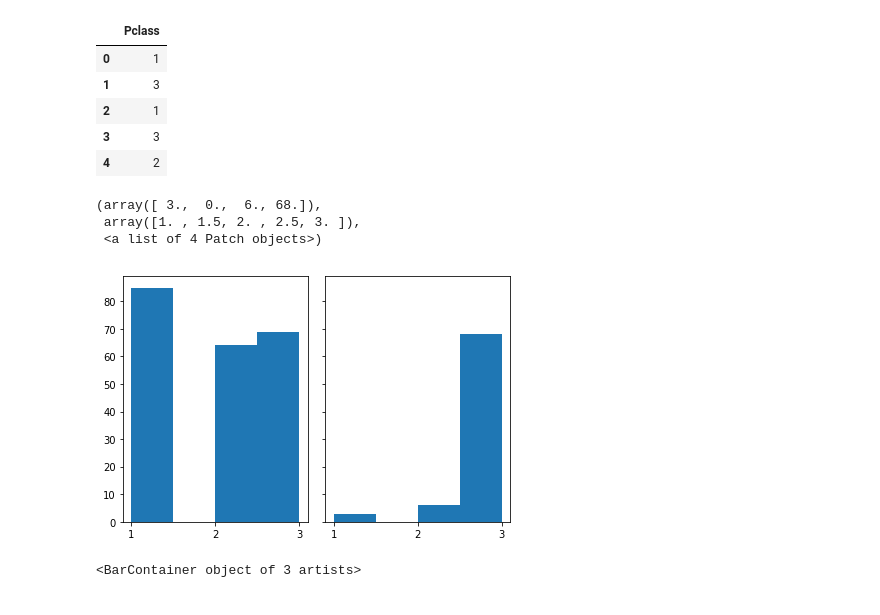
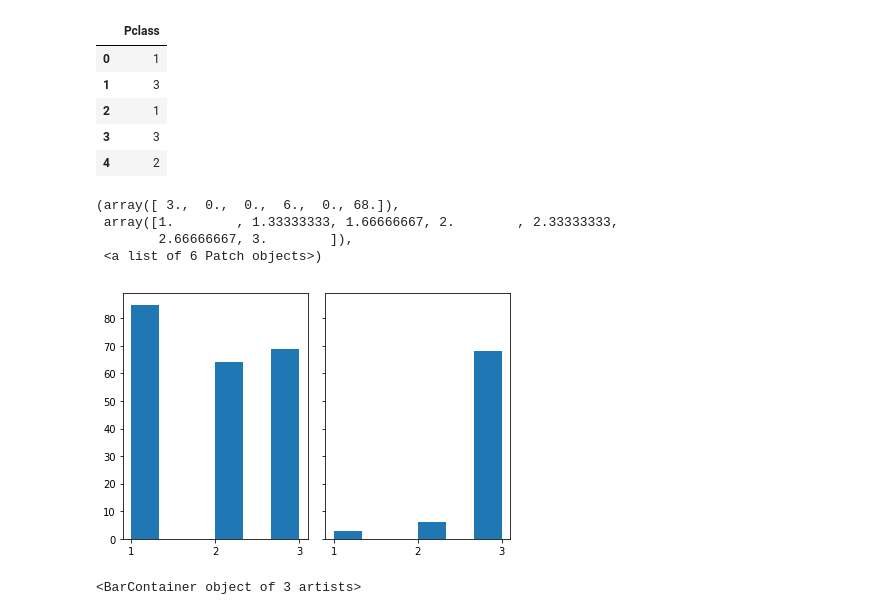
Before and after one commit to Pballer/dsc-using-sql-with-pandas-lab-dc-ds-071519, a Jupyter notebook: index.ipynb, the cells around one changed output. Drawn from its saved outputs; the diff is of its cells as text; code cells hidden in the pictures.

```diff
--- a/index.ipynb
+++ b/index.ipynb
@@ -322,13 +322,14 @@ survived_females_by_pclass_df.head()
 # %%
 fig, axs = plt.subplots(1, 2, sharey=True, sharex=True, tight_layout=True)
 plt.xticks(range(1,4))
-axs[0].hist('Pclass', data=survived_females_by_pclass_df, bins=4, lw=0.5)
-axs[1].hist('Pclass', data=died_females_by_pclass_df, lw=0.5, bins=4)
+axs[0].hist('Pclass', data=survived_females_by_pclass_df, bins=6)
+axs[1].hist('Pclass', data=died_females_by_pclass_df, bins=6)
 # %% [output]
-(array([ 3.,  0.,  6., 68.]),
- array([1. , 1.5, 2. , 2.5, 3. ]),
- <a list of 4 Patch objects>)
+(array([ 3.,  0.,  0.,  6.,  0., 68.]),
+ array([1.        , 1.33333333, 1.66666667, 2.        , 2.33333333,
+        2.66666667, 3.        ]),
+ <a list of 6 Patch objects>)
-[figure, old version]
+[figure, new version]
 # %%
 fig, axs = plt.subplots(1, 2, sharey=True, sharex=True, tight_layout=True)
 axs[0].bar('Pclass', 'count', data=survived_females_by_pclass_df)
```
